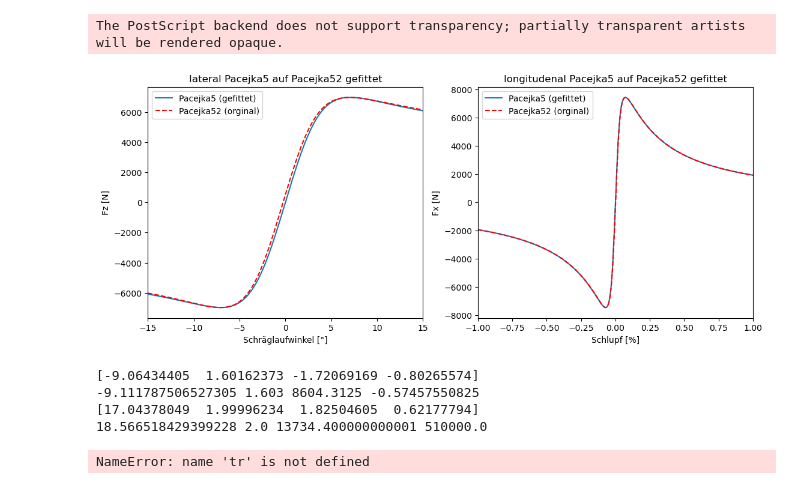
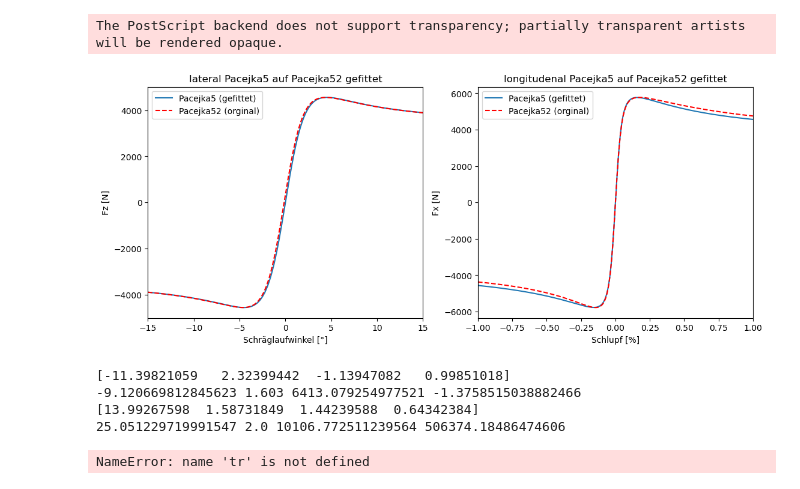
Before and after one commit to BenediktRuhland/SA-Tire-model, a Jupyter notebook: model/MFsimpel_fit.ipynb, the cells around one changed output. Saved outputs shown, nothing was run; the diff lists cells and outputs as text; code cells hidden in the pictures.

```diff
--- a/model/MFsimpel_fit.ipynb
+++ b/model/MFsimpel_fit.ipynb
@@ -16,14 +14,14 @@ ModuleNotFoundError: No module named 'TMeasy_fit'
 # %%
 i=501
 Fz = 4000
-Fz0 = 8000
+Fz0 = 3114
 IA = 0
 
 Sx = np.linspace(-1,1,i)
 Sy = np.linspace(-0.3,0.3,i)
 
-Fy_pa52 = pa52.Pacejka52_lat(Fz,Sy,IA,Fz0)[0]
-Fx_pa52 = pa52.Pacejka52_long(Fz,Sx,IA,Fz0)[0]
+Fy_pa52 = pa52pa.Pacejka52_lat(Fz,Sy,IA,Fz0,'PKW')[0]
+Fx_pa52 = pa52pa.Pacejka52_long(Fz,Sx,IA,Fz0,'PKW')[0]
 
 #intial guess
 Fy_params_init = [-8,1.6,11000,-3]
@@ -36,7 +34,7 @@ def func_Fx(Sx,B,C,D,E):
     return pa52.Pacejka5_long_pa(Sx,Fz,B,C,D,E)
 
 # perform the optimization
-Fy_params, _ = curve_fit(func_Fy, Sy, Fy_pa52, Fy_params_init )
+Fy_params, _ = curve_fit(func_Fy, Sy, Fy_pa52, Fy_params_init, maxfev=100000)
 Fx_params, _ = curve_fit(func_Fx, Sx, Fx_pa52, Fx_params_init, maxfev=100000)
 
 
@@ -46,34 +44,34 @@ Fx_fit = func_Fx(Sx,Fx_params[0],Fx_params[1],Fx_params[2],Fx_params[3])
 
 
 
 
 
 
 fig,ax = plt.subplots(1,2, figsize = [13,5])
 Sy_plot = np.linspace(-15,15,i)
 ax[0].plot(Sy_plot,Fy_fit)
 ax[0].plot(Sy_plot,Fy_pa52,'r--')
 ax[0].set_xlabel('Schräglaufwinkel [°]')
 ax[0].set_xlim(-15,15)
 ax[0].set_ylabel('Fz [N]')
 ax[0].set_title('lateral Pacejka5 auf Pacejka52 gefittet')
 ax[0].legend(['Pacejka5 (gefittet)','Pacejka52 (orginal)'])
 
 
 
 ax[1].plot(Sx,Fx_fit)
 ax[1].plot(Sx,Fx_pa52,'r--')
 ax[1].set_xlabel('Schlupf [%]')
 ax[1].set_ylabel('Fx [N]')
 ax[1].set_xlim(-1,1)
 ax[1].set_title('longitudenal Pacejka5 auf Pacejka52 gefittet')
 ax[1].legend(['Pacejka5 (gefittet)','Pacejka52 (orginal)'])
 
 
 fig.savefig('pa5_fit.eps', format='eps')
 # %% [output]
 The PostScript backend does not support transparency; partially transparent artists will be rendered opaque.
-[figure, old version]
+[figure, new version]
 # %%
 ################################################################################
 #vergleich parameter
@@ -85,10 +83,10 @@ print(pa52.Pacejka52_lat(Fz,Sy,IA,Fz0)[2],pa52.Pacejka52_lat(Fz,Sy,IA,Fz0)[3],pa
 print(Fx_params)
 print(pa52.Pacejka52_long(8000,Sx,IA,Fz0)[2],pa52.Pacejka52_long(8000,Sx,IA,Fz0)[3],pa52.Pacejka52_long(8000,Sx,IA,Fz0)[1],pa52.Pacejka52_long(8000,Sx,IA,Fz0)[4])
 # %% [output]
-[-9.06434405  1.60162373 -1.72069169 -0.80265574]
--9.111787506527305 1.603 8604.3125 -0.57457550825
-[17.04378049  1.99996234  1.82504605  0.62177794]
-18.566518429399228 2.0 13734.400000000001 510000.0
+[-11.39821059   2.32399442  -1.13947082   0.99851018]
+-9.120669812845623 1.603 6413.079254977521 -1.3758515038882466
+[13.99267598  1.58731849  1.44239588  0.64342384]
+25.051229719991547 2.0 10106.772511239564 506374.18486474606
 # %%
 ################################################################################
 #TMeasy auf Pacejka52
```
Also changed, not shown: parts of 1 cell of this notebook, 5 other files.
